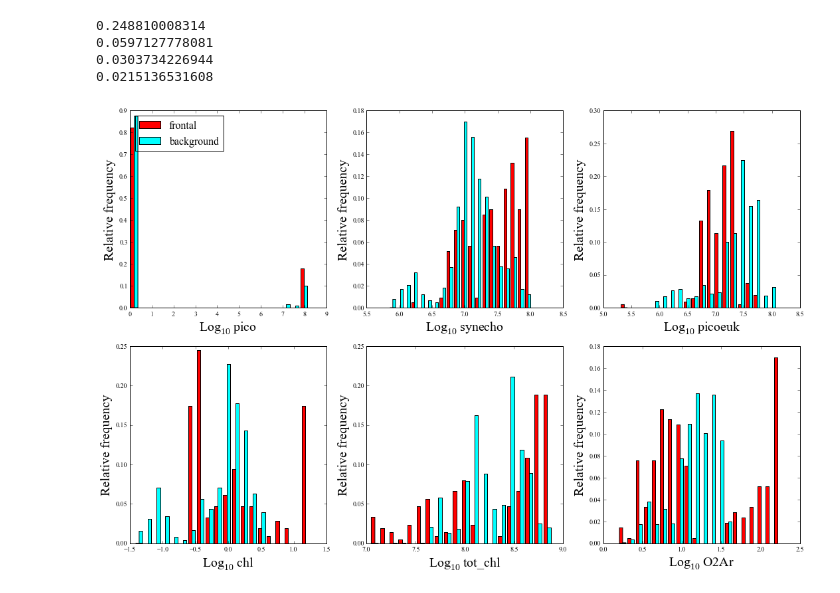
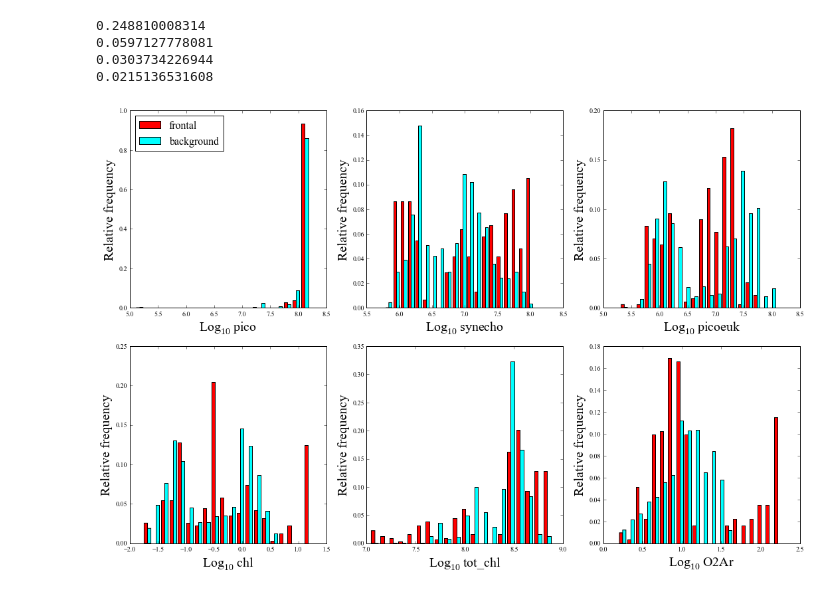
Before and after one commit to sophieclayton/KM1304_lengthscales, a Jupyter notebook: analysis/KM1314_fronts.ipynb, the cells around one changed output. Saved outputs shown, nothing was run; the diff lists cells and outputs as text; code cells hidden in the pictures.

Commit message:
removed points with zero values for population counts

```diff
--- a/analysis/KM1314_fronts.ipynb
+++ b/analysis/KM1314_fronts.ipynb
@@ -222,35 +222,35 @@ for v in var:
 # %%
 fig, axs = plt.subplots(2,3, figsize=(15, 10), facecolor='w', edgecolor='k',  dpi = 600)
 
 front = front.dropna()
 front['dprod'] = np.insert(np.diff(front['O2Ar']), 0, 0)
 front = front[front['dprod'] != 0]
-subset = front[front['lat']>40]
+subset = front[front['lat']>0]
 
 axs = axs.ravel()
 
 for i in range(len(var)):
     fvar = var[i]
     if fvar == 'synecho' or fvar == 'pico' or fvar == 'picoeuk':
-        frontal = np.log10(subset.loc[subset['level']>1, fvar].values*10**6+1)
-        background = np.log10(subset.loc[subset['level']<2, fvar].values*10**6+1)
+        frontal = np.log10(subset.loc[((subset['level']>1) & (subset[fvar]>0)), fvar].values*10**6+1)
+        background = np.log10(subset.loc[((subset['level']<2) & (subset[fvar]>0)), fvar].values*10**6+1)
 #     elif fvar == 'O2Ar':
 #         frontal = subset.loc[subset['level']>1, fvar].values
 #         background = subset.loc[subset['level']<2, fvar].values
     else:
         frontal = np.log10(subset.loc[subset['level']>1, fvar].values)
         background = np.log10(subset.loc[subset['level']<2, fvar].values)
 
 
     weights = [np.ones_like(frontal)/float(len(frontal)), np.ones_like(background)/float(len(background))]
     axs[i].hist([frontal, background], bins = 20, weights = weights, label = ['frontal', 'background'], color= ['red', 'cyan'])
     label = 'Log$_{10}$ %s' % fvar
     axs[i].set_xlabel(label, fontsize = 20)
     axs[i].set_ylabel('Relative frequency', fontsize = 20)
     #plt.text(-1.5, 0.16, fvar, fontsize = 20)
 axs[0].legend(fontsize = 16, loc = 'upper left')
 plt.show()
 
-fig.savefig('/Users/archie/Documents/work/KM1304_lengthscales/figures/KM1314_front_histograms_SPG.png', bbox_inches='tight', dpi=600)
+fig.savefig('/Users/archie/Documents/work/KM1304_lengthscales/figures/KM1314_front_histograms.png', bbox_inches='tight', dpi=600)
 # %% [output]
-[figure, old version]
+[figure, new version]
```
